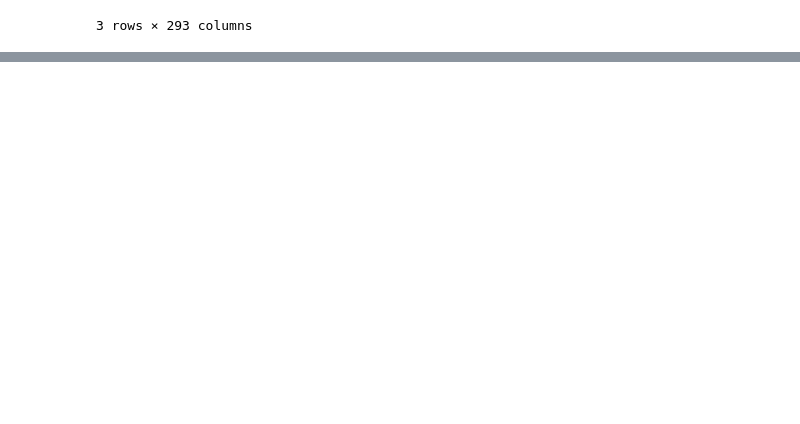
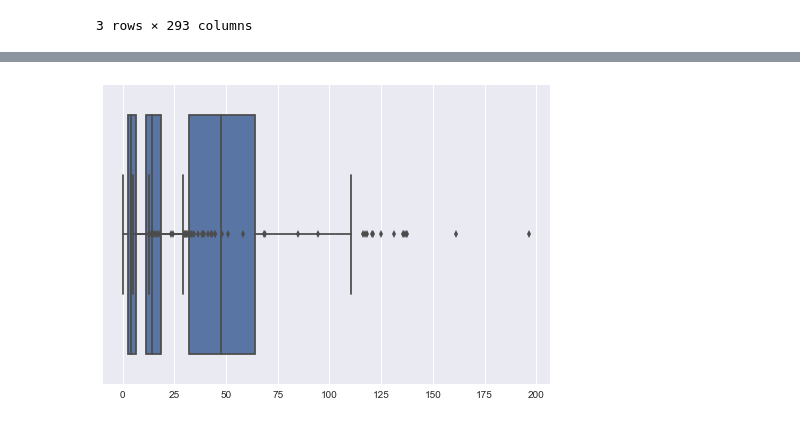
Before and after one commit to spulido99/Programacion, a Jupyter notebook: Camilo/Clase 4.ipynb, the cells around one changed output, grey strips where cells are left out. Saved outputs shown, nothing was run; the diff lists cells and outputs as text; code cells hidden in the pictures; blank space fills up the shorter version.

```diff
--- a/Camilo/Clase 4.ipynb
+++ b/Camilo/Clase 4.ipynb
@@ -172,0 +153,6 @@ sns.plt.legend()
+# %%
+for i, r in Genes.iterrows():
+    sns.boxplot(r.values)
+sns.plt.legend()
+# %% [output]
+[figure, added]
```
Also changed, not shown: parts of 3 cells of this notebook, 1 other file.
